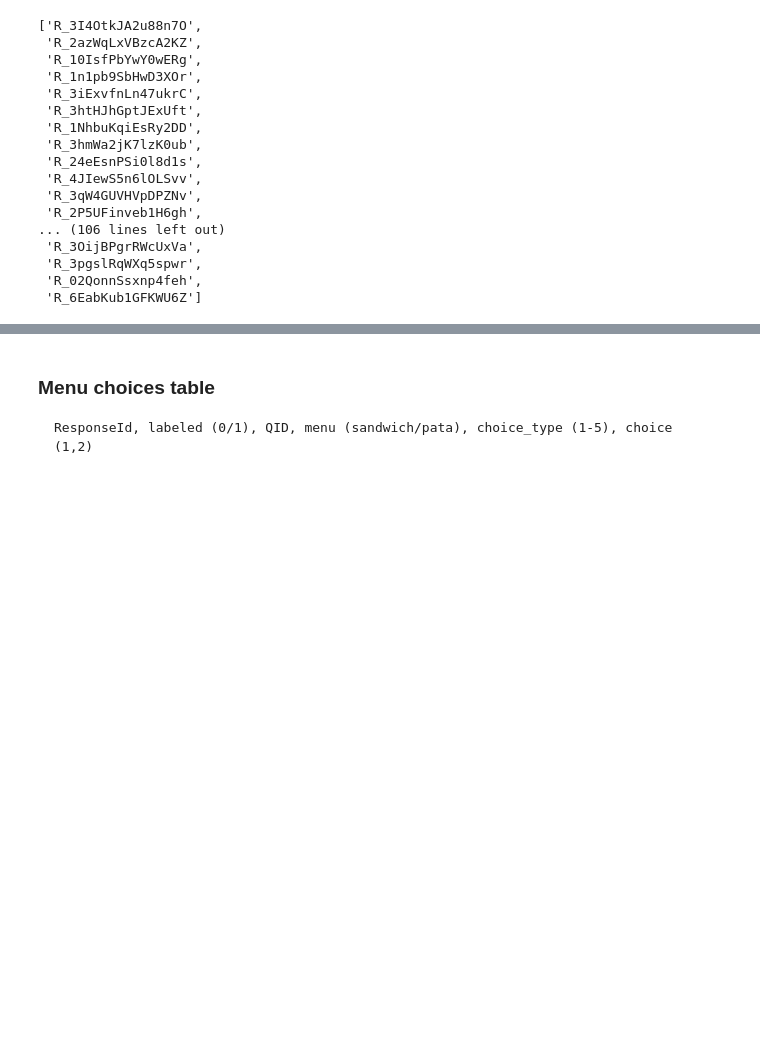
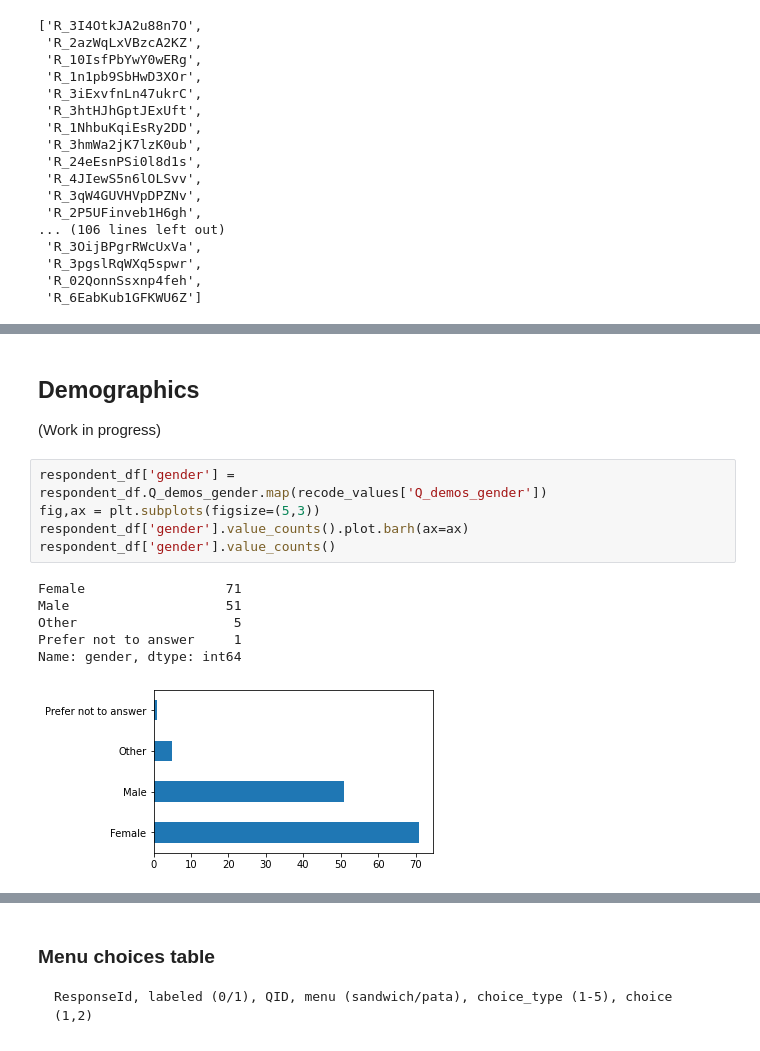
Before and after one commit to aberke/ff, a Jupyter notebook: data-analysis/online-survey-v0-probe.ipynb, the cells around one changed output, grey strips where cells are left out. Cells and saved outputs as stored; diff of their text form; blank space fills up the shorter version.

```diff
--- a/data-analysis/online-survey-v0-probe.ipynb
+++ b/data-analysis/online-survey-v0-probe.ipynb
@@ -161,0 +213,16 @@ R_1QE4d9AOcRg1vSu failed Q_attn_2
+# %% [markdown]
+## Demographics
+
+(Work in progress)
+# %%
+respondent_df['gender'] = respondent_df.Q_demos_gender.map(recode_values['Q_demos_gender'])
+fig,ax = plt.subplots(figsize=(5,3))
+respondent_df['gender'].value_counts().plot.barh(ax=ax)
+respondent_df['gender'].value_counts()
+# %% [output]
+Female                  71
+Male                    51
+Other                    5
+Prefer not to answer     1
+Name: gender, dtype: int64
+[figure, added]
```
Also changed, not shown: parts of 50 cells of this notebook.
